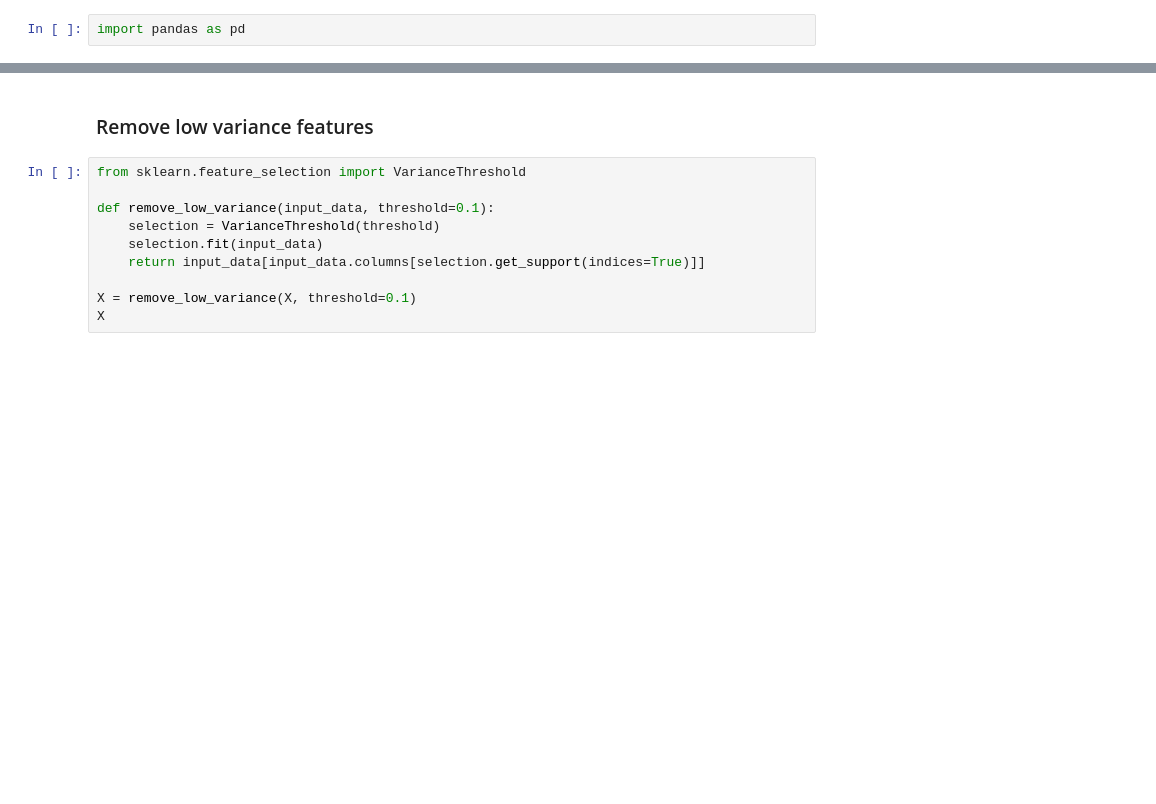
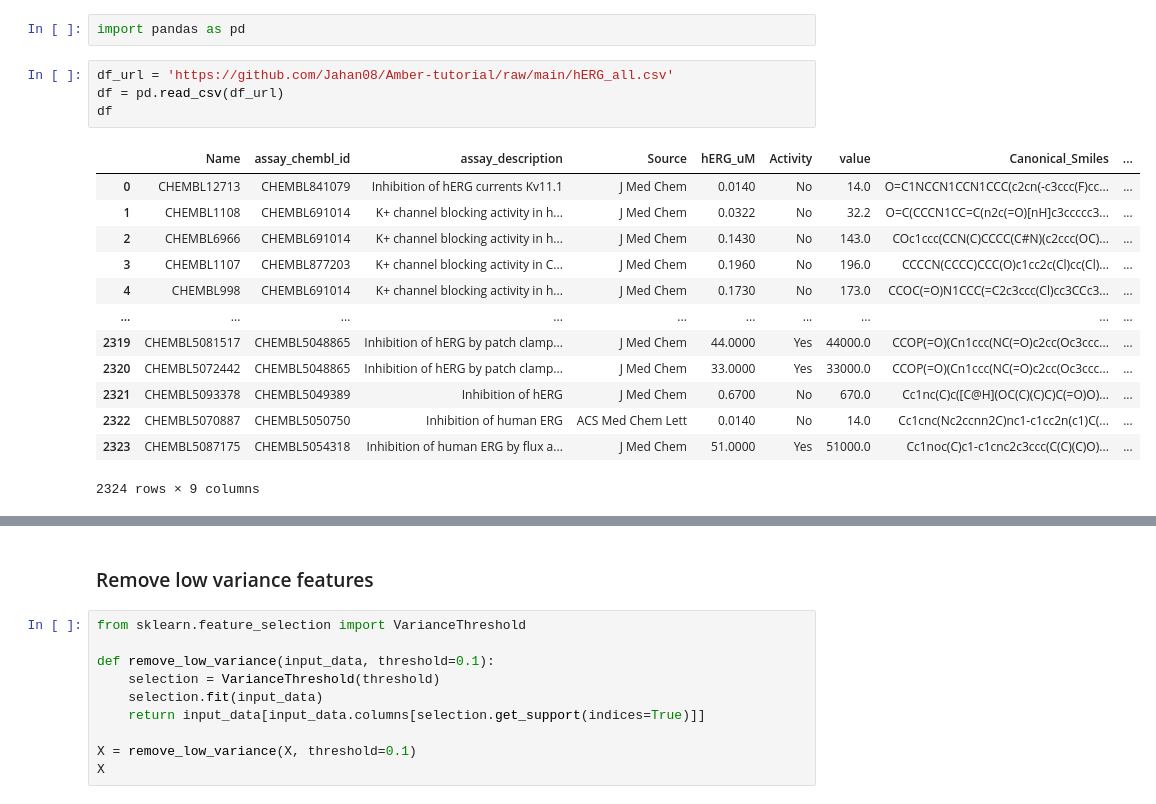
Before and after one commit to Jahan08/hERG-web-app, a Jupyter notebook: hERG-web-app-part2.ipynb, the cells around one changed output, grey strips where cells are left out. Drawn from its saved outputs; the diff is of its cells as text; blank space fills up the shorter version.

```diff
--- a/hERG-web-app-part2.ipynb
+++ b/hERG-web-app-part2.ipynb
@@ -2,3 +2,21 @@
 <a href="https://colab.research.google.com/github/Jahan08/Amber-tutorial/blob/main/hERG-web-app-part2.ipynb" target="_parent"><img src="https://colab.research.google.com/assets/colab-badge.svg" alt="Open In Colab"/></a>
 # %%
 import pandas as pd
+# %%
+df_url = 'https://github.com/Jahan08/Amber-tutorial/raw/main/hERG_all.csv'
+df = pd.read_csv(df_url)
+df
+# %% [output]
+|  | Name | assay_chembl_id | assay_description | Source | hERG_uM | Activity | value | Canonical_Smiles | ... |
+| 0 | CHEMBL12713 | CHEMBL841079 | Inhibition of hERG currents Kv11.1 | J Med Chem | 0.0140 | No | 14.0 | O=C1NCCN1CCN1CCC(c2cn(-c3ccc(F)cc... | ... |
+| 1 | CHEMBL1108 | CHEMBL691014 | K+ channel blocking activity in h... | J Med Chem | 0.0322 | No | 32.2 | O=C(CCCN1CC=C(n2c(=O)[nH]c3ccccc3... | ... |
+| 2 | CHEMBL6966 | CHEMBL691014 | K+ channel blocking activity in h... | J Med Chem | 0.1430 | No | 143.0 | COc1ccc(CCN(C)CCCC(C#N)(c2ccc(OC)... | ... |
+| 3 | CHEMBL1107 | CHEMBL877203 | K+ channel blocking activity in C... | J Med Chem | 0.1960 | No | 196.0 | CCCCN(CCCC)CCC(O)c1cc2c(Cl)cc(Cl)... | ... |
+| 4 | CHEMBL998 | CHEMBL691014 | K+ channel blocking activity in h... | J Med Chem | 0.1730 | No | 173.0 | CCOC(=O)N1CCC(=C2c3ccc(Cl)cc3CCc3... | ... |
+| ... | ... | ... | ... | ... | ... | ... | ... | ... | ... |
+| 2319 | CHEMBL5081517 | CHEMBL5048865 | Inhibition of hERG by patch clamp... | J Med Chem | 44.0000 | Yes | 44000.0 | CCOP(=O)(Cn1ccc(NC(=O)c2cc(Oc3ccc... | ... |
+| 2320 | CHEMBL5072442 | CHEMBL5048865 | Inhibition of hERG by patch clamp... | J Med Chem | 33.0000 | Yes | 33000.0 | CCOP(=O)(Cn1ccc(NC(=O)c2cc(Oc3ccc... | ... |
+| 2321 | CHEMBL5093378 | CHEMBL5049389 | Inhibition of hERG | J Med Chem | 0.6700 | No | 670.0 | Cc1nc(C)c([C@H](OC(C)(C)C)C(=O)O)... | ... |
+| 2322 | CHEMBL5070887 | CHEMBL5050750 | Inhibition of human ERG | ACS Med Chem Lett | 0.0140 | No | 14.0 | Cc1cnc(Nc2ccnn2C)nc1-c1cc2n(c1)C(... | ... |
+| 2323 | CHEMBL5087175 | CHEMBL5054318 | Inhibition of human ERG by flux a... | J Med Chem | 51.0000 | Yes | 51000.0 | Cc1noc(C)c1-c1cnc2c3ccc(C(C)(C)O)... | ... |
+2324 rows × 9 columns
```
Also changed, not shown: parts of 18 cells of this notebook.
